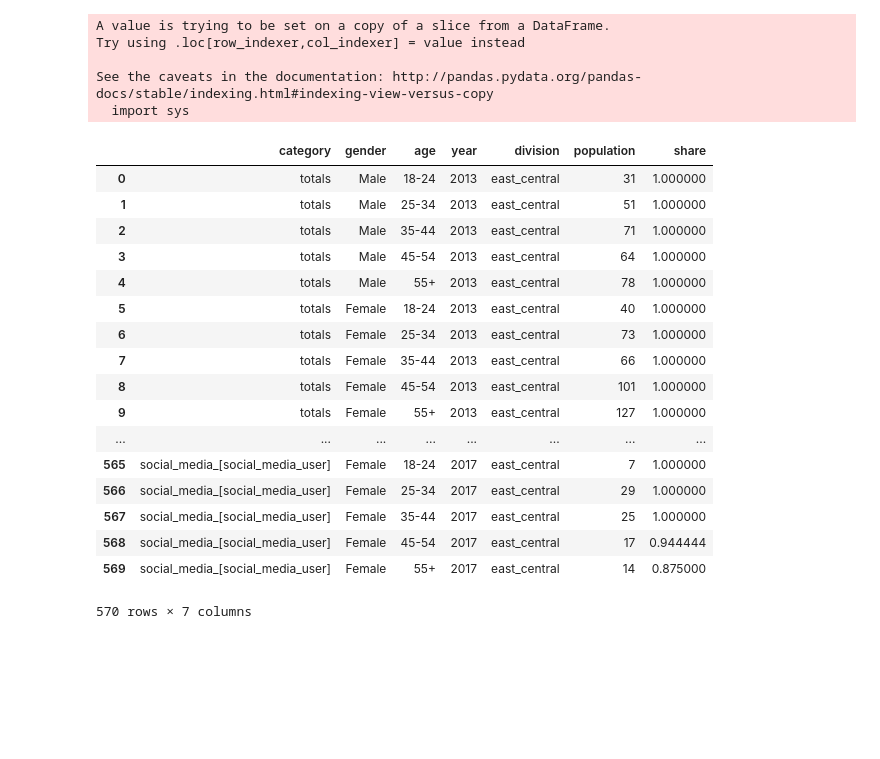
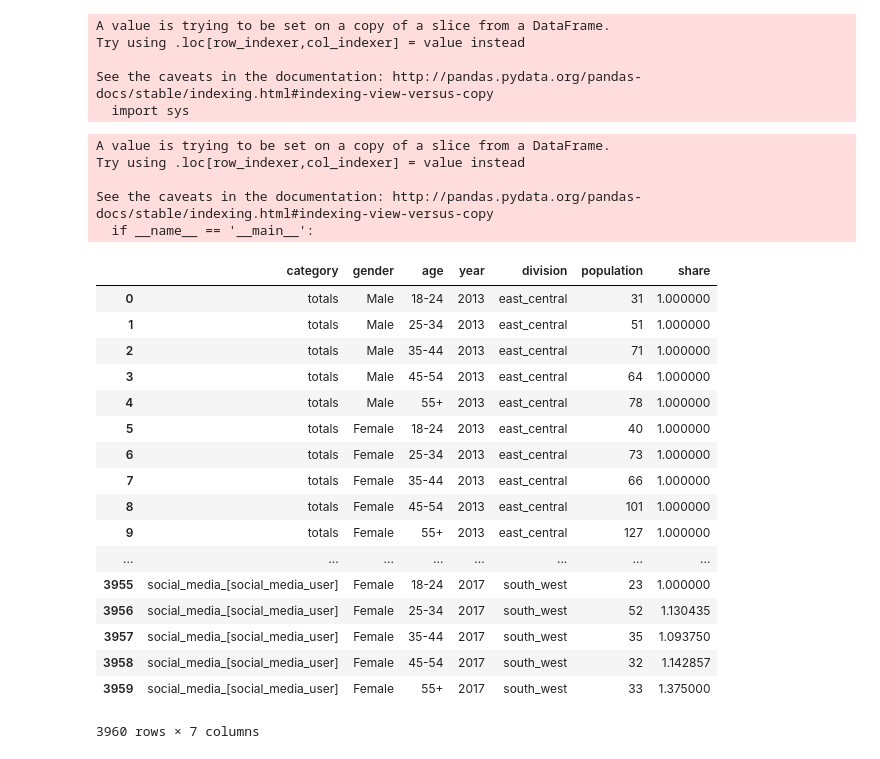
Before and after one commit to david880110/Media-Behavior-Trends-Analytics, a Jupyter notebook: data_engineering.ipynb, the cells around one changed output. Drawn from its saved outputs; the diff is of its cells as text; code cells hidden in the pictures; blank space fills up the shorter version.

Commit message:
share of all region

```diff
--- a/data_engineering.ipynb
+++ b/data_engineering.ipynb
@@ -610,24 +589,3 @@ Try using .loc[row_indexer,col_indexer] = value instead
 
 See the caveats in the documentation: http://pandas.pydata.org/pandas-docs/stable/indexing.html#indexing-view-versus-copy
   import sys
-# %%
-prob_df_ec
-# %% [output]
-|  | category | gender | age | year | division | population | share |
-| 0 | totals | Male | 18-24 | 2013 | east_central | 31 | 1.000000 |
-| 1 | totals | Male | 25-34 | 2013 | east_central | 51 | 1.000000 |
-| 2 | totals | Male | 35-44 | 2013 | east_central | 71 | 1.000000 |
-| 3 | totals | Male | 45-54 | 2013 | east_central | 64 | 1.000000 |
-| 4 | totals | Male | 55+ | 2013 | east_central | 78 | 1.000000 |
-| 5 | totals | Female | 18-24 | 2013 | east_central | 40 | 1.000000 |
-| 6 | totals | Female | 25-34 | 2013 | east_central | 73 | 1.000000 |
-| 7 | totals | Female | 35-44 | 2013 | east_central | 66 | 1.000000 |
-| 8 | totals | Female | 45-54 | 2013 | east_central | 101 | 1.000000 |
-| 9 | totals | Female | 55+ | 2013 | east_central | 127 | 1.000000 |
-| ... | ... | ... | ... | ... | ... | ... | ... |
-| 565 | social_media_[social_media_user] | Female | 18-24 | 2017 | east_central | 7 | 1.000000 |
-| 566 | social_media_[social_media_user] | Female | 25-34 | 2017 | east_central | 29 | 1.000000 |
-| 567 | social_media_[social_media_user] | Female | 35-44 | 2017 | east_central | 25 | 1.000000 |
-| 568 | social_media_[social_media_user] | Female | 45-54 | 2017 | east_central | 17 | 0.944444 |
-| 569 | social_media_[social_media_user] | Female | 55+ | 2017 | east_central | 14 | 0.875000 |
-570 rows × 7 columns
@@ -635,0 +596,40 @@ prob_df_ec.to_csv('clean_data\ec_prob_2013_2017.csv', index = False)
+# %%
+prob_df_all = pd.DataFrame(columns=['category','gender','age','year','division','population',"share"])
+# %%
+for df in [clean_data_ec,clean_data_ne,clean_data_s,clean_data_se,clean_data_wc,clean_data_p,clean_data_sw]:
+    prob_df_region = pd.DataFrame(columns=['category','gender','age','year','division','population',"share"])
+    for i in range(2013, 2018):
+        chosen_year_df = df.loc[clean_data_ec['year']==i,:]
+        cat_len = len(chosen_year_df.category.unique())
+        #print('cat_len',cat_len)
+        chosen_year_totals_list = list(chosen_year_df.population)[0:10]*cat_len
+        #print('chosen_year_totals_list:',chosen_year_totals_list)
+        chosen_year_df["share"] = [j/k for j,k in zip(list(chosen_year_df.population),chosen_year_totals_list)]
+        prob_df_region = pd.concat([prob_df_region,chosen_year_df], ignore_index=True)
+        #print(chosen_year_df)
+    prob_df_all = pd.concat([prob_df_all,prob_df_region], ignore_index=True)
+prob_df_all
+# %% [output]
+A value is trying to be set on a copy of a slice from a DataFrame.
+Try using .loc[row_indexer,col_indexer] = value instead
+
+See the caveats in the documentation: http://pandas.pydata.org/pandas-docs/stable/indexing.html#indexing-view-versus-copy
+  if __name__ == '__main__':
+|  | category | gender | age | year | division | population | share |
+| 0 | totals | Male | 18-24 | 2013 | east_central | 31 | 1.000000 |
+| 1 | totals | Male | 25-34 | 2013 | east_central | 51 | 1.000000 |
+| 2 | totals | Male | 35-44 | 2013 | east_central | 71 | 1.000000 |
+| 3 | totals | Male | 45-54 | 2013 | east_central | 64 | 1.000000 |
+| 4 | totals | Male | 55+ | 2013 | east_central | 78 | 1.000000 |
+| 5 | totals | Female | 18-24 | 2013 | east_central | 40 | 1.000000 |
+| 6 | totals | Female | 25-34 | 2013 | east_central | 73 | 1.000000 |
+| 7 | totals | Female | 35-44 | 2013 | east_central | 66 | 1.000000 |
+| 8 | totals | Female | 45-54 | 2013 | east_central | 101 | 1.000000 |
+| 9 | totals | Female | 55+ | 2013 | east_central | 127 | 1.000000 |
+| ... | ... | ... | ... | ... | ... | ... | ... |
+| 3955 | social_media_[social_media_user] | Female | 18-24 | 2017 | south_west | 23 | 1.000000 |
+| 3956 | social_media_[social_media_user] | Female | 25-34 | 2017 | south_west | 52 | 1.130435 |
+| 3957 | social_media_[social_media_user] | Female | 35-44 | 2017 | south_west | 35 | 1.093750 |
+| 3958 | social_media_[social_media_user] | Female | 45-54 | 2017 | south_west | 32 | 1.142857 |
+| 3959 | social_media_[social_media_user] | Female | 55+ | 2017 | south_west | 33 | 1.375000 |
+3960 rows × 7 columns
```
Also changed, not shown: parts of 4 cells of this notebook, 1 other file.
